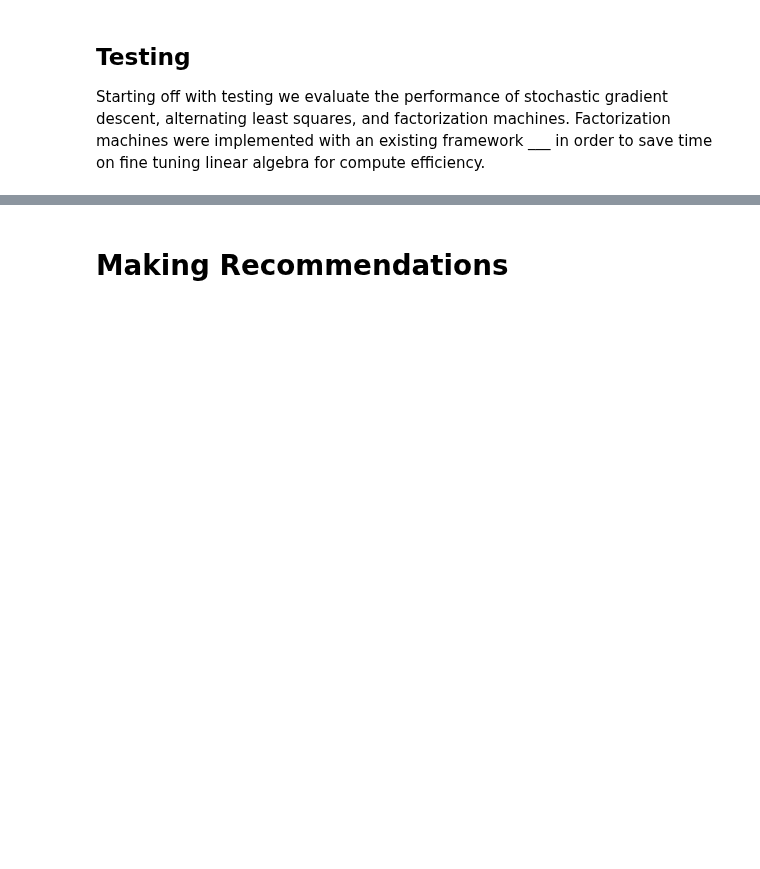
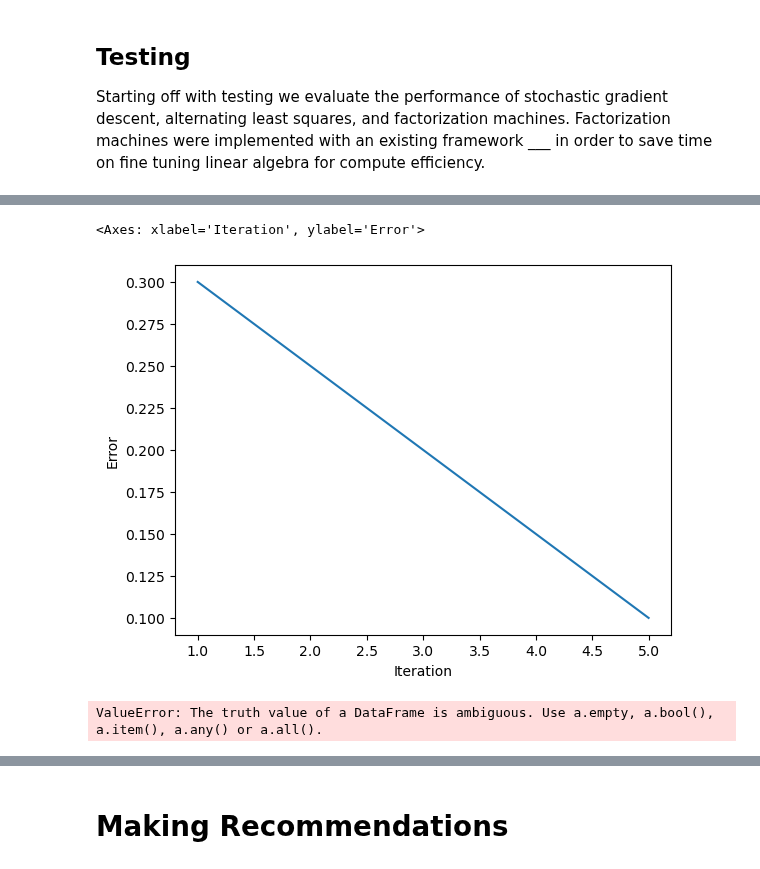
Before and after one commit to nicholas-rf/RecommenderProject, a Jupyter notebook: Modelling/model_report.ipynb, the cells around one changed output, grey strips where cells are left out. Saved outputs shown, nothing was run; the diff lists cells and outputs as text; code cells hidden in the pictures; blank space fills up the shorter version.

```diff
--- a/Modelling/model_report.ipynb
+++ b/Modelling/model_report.ipynb
@@ -263,0 +352,10 @@ Starting off with testing we evaluate the performance of stochastic gradient des
+# %%
+# Assuming 'errors' is your list of error values
+errors = [0.3, 0.25, 0.2, 0.15, 0.1]  # Example data
+
+# Convert to a DataFrame
+errors_df = pd.DataFrame(errors, columns=['Error'])
+
+# Optionally, if you want to plot these errors against their iteration number
+errors_df['Iteration'] = range(1, len(errors)+1)
+errors_df
@@ -263,0 +369,16 @@ Starting off with testing we evaluate the performance of stochastic gradient des
+# %%
+sns.lineplot(data=errors_df, x='Iteration', y='Error')
+# %% [output]
+<Axes: xlabel='Iteration', ylabel='Error'>
+[figure, added]
+# %%
+
+g = sns.FacetGrid(ALS_melt, col=['clustering_type', 'lambda_reg'], sharey=False, hue='k', height=5, aspect=1)
+
+g.map(sns.lineplot, 'variable', 'value')
+# g.set_axis_labels(y_var='Popularity', x_var='Time of day')
+# g.add_legend(title='Categories')
+# g.set_titles('User {col_name}')
+plt.show()
+# %% [output]
+ValueError: The truth value of a DataFrame is ambiguous. Use a.empty, a.bool(), a.item(), a.any() or a.all().
```
Also changed, not shown: parts of 34 cells of this notebook, 9 other files.
